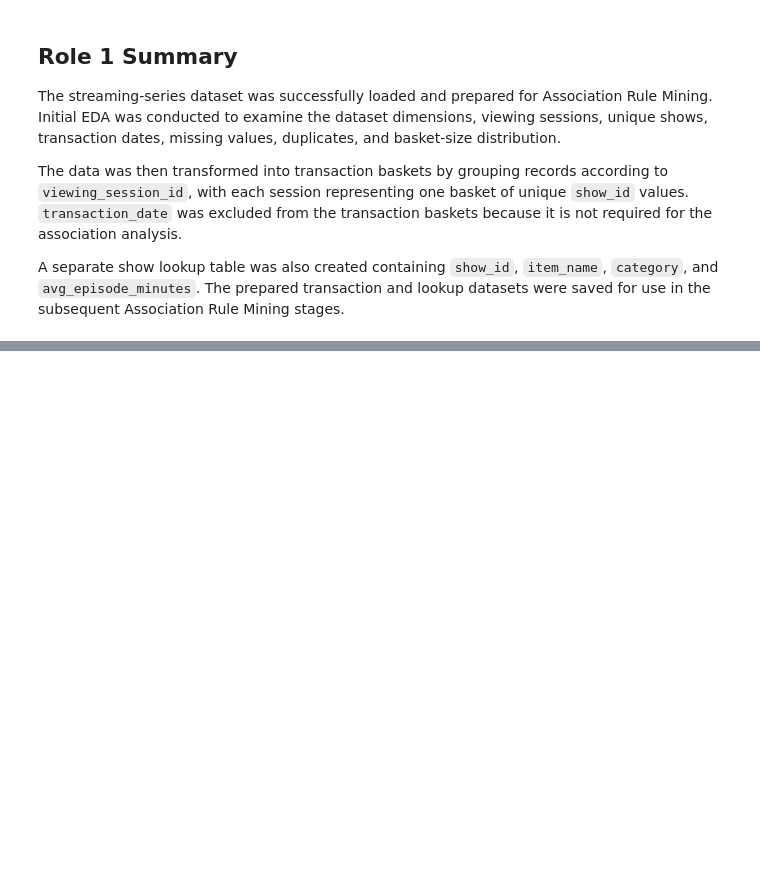
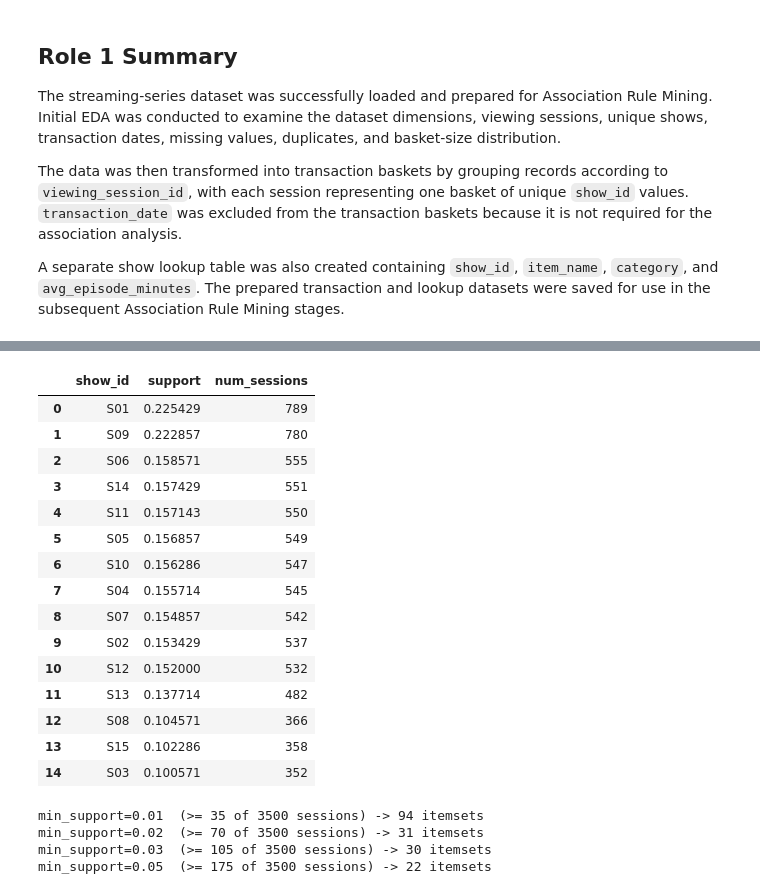
Before and after one commit to GraceChelangat/AssociationRuleMining-C1, a Jupyter notebook: notebooks/association_rule_mining.ipynb, the cells around one changed output, grey strips where cells are left out. Cells and saved outputs as stored; diff of their text form; code cells hidden in the pictures; blank space fills up the shorter version.

Commit message:
Complete Role 2 support and frequent itemset generation

```diff
--- a/notebooks/association_rule_mining.ipynb
+++ b/notebooks/association_rule_mining.ipynb
@@ -329,0 +363,49 @@ the subsequent Association Rule Mining stages.
+# %%
+# --- Step 3: Individual item support, translated into session counts ---
+n_sessions = len(transactions)
+
+item_support = onehot.mean().sort_values(ascending=False)
+
+item_support_df = item_support.reset_index()
+item_support_df.columns = ["show_id", "support"]
+item_support_df["num_sessions"] = (item_support_df["support"] * n_sessions).round().astype(int)
+
+item_support_df
+# %% [output]
+|  | show_id | support | num_sessions |
+| 0 | S01 | 0.225429 | 789 |
+| 1 | S09 | 0.222857 | 780 |
+| 2 | S06 | 0.158571 | 555 |
+| 3 | S14 | 0.157429 | 551 |
+| 4 | S11 | 0.157143 | 550 |
+| 5 | S05 | 0.156857 | 549 |
+| 6 | S10 | 0.156286 | 547 |
+| 7 | S04 | 0.155714 | 545 |
+| 8 | S07 | 0.154857 | 542 |
+| 9 | S02 | 0.153429 | 537 |
+| 10 | S12 | 0.152000 | 532 |
+| 11 | S13 | 0.137714 | 482 |
+| 12 | S08 | 0.104571 | 366 |
+| 13 | S15 | 0.102286 | 358 |
+| 14 | S03 | 0.100571 | 352 |
+# %%
+# --- Step 4: Trial a few candidate min_support values before committing ---
+# With only 15 items, a threshold that's too low will make apriori's itemset
+# count explode (too many combinations survive); too high and almost nothing
+# will qualify. Trying several values first is how the "chosen from the
+# observed distribution" part of Criterion 3 gets satisfied.
+candidate_thresholds = [0.01, 0.02, 0.03, 0.05]
+
+for min_sup in candidate_thresholds:
+    itemsets = apriori(onehot, min_support=min_sup, use_colnames=True)
+    required_sessions = round(min_sup * n_sessions)
+    print(
+        f"min_support={min_sup:<5} "
+        f"(>= {required_sessions} of {n_sessions} sessions) "
+        f"-> {len(itemsets)} itemsets"
+    )
+# %% [output]
+min_support=0.01  (>= 35 of 3500 sessions) -> 94 itemsets
+min_support=0.02  (>= 70 of 3500 sessions) -> 31 itemsets
+min_support=0.03  (>= 105 of 3500 sessions) -> 30 itemsets
+min_support=0.05  (>= 175 of 3500 sessions) -> 22 itemsets
```
Also changed, not shown: parts of 22 cells of this notebook, 1 other file.
